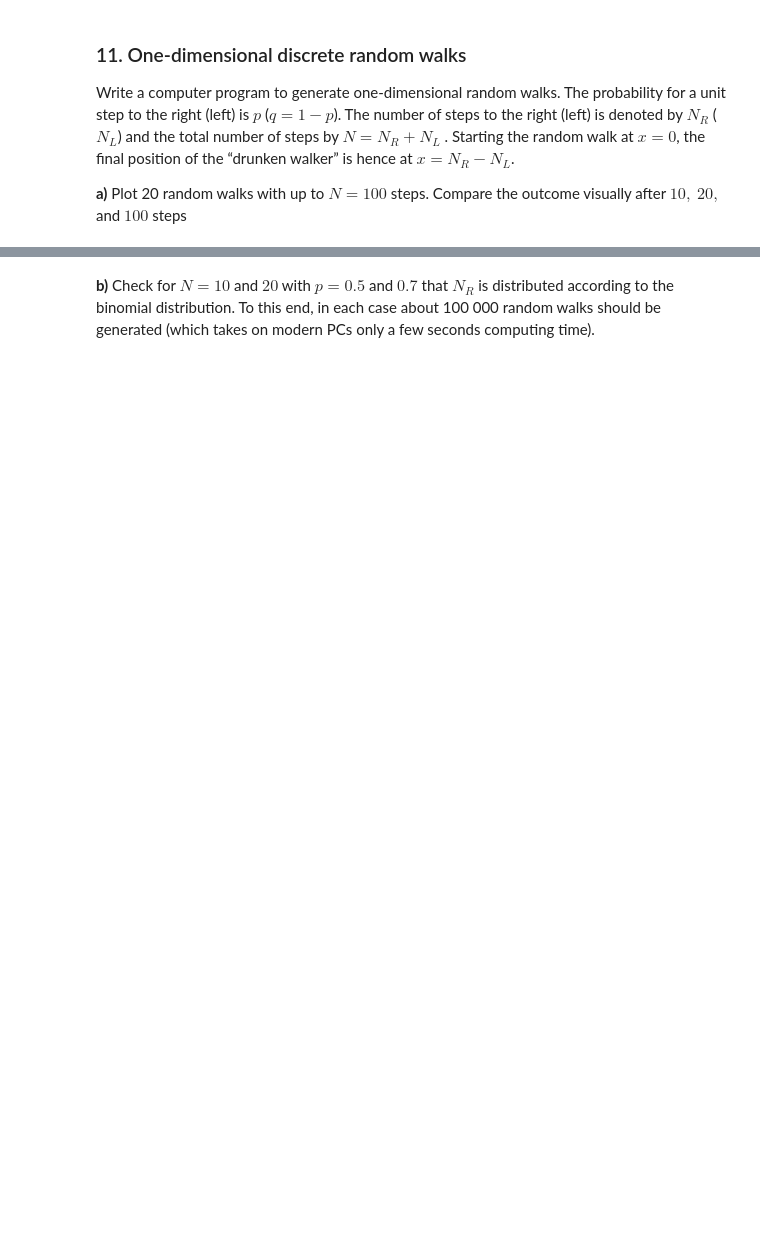
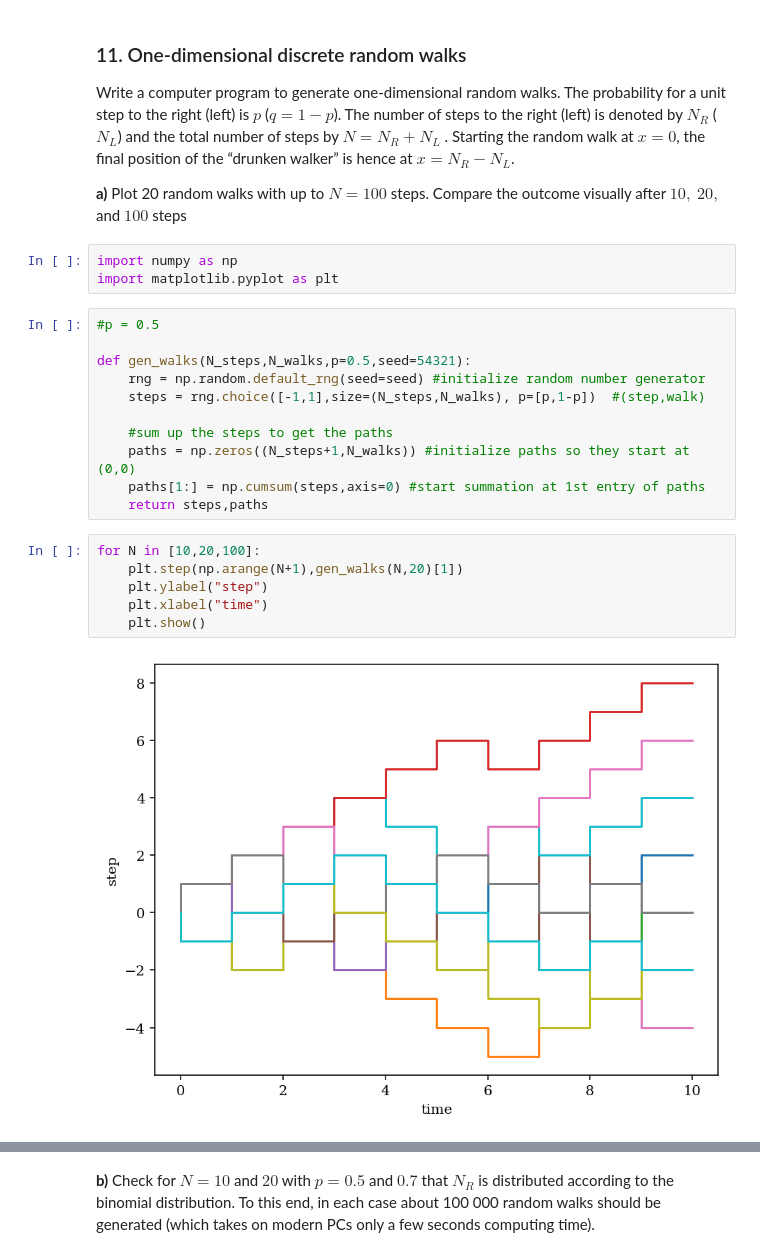
Before and after one commit to till-robert/cs1_seminar, a Jupyter notebook: task11/task11.ipynb, the cells around one changed output, grey strips where cells are left out. Cells and saved outputs as stored; diff of their text form; blank space fills up the shorter version.

```diff
--- a/task11/task11.ipynb
+++ b/task11/task11.ipynb
@@ -8,3 +8,25 @@ the final position of the “drunken walker” is hence at $x = N_R − N_L$.
 
 **a)** Plot 20 random walks with up to $N = 100$ steps. Compare the
 outcome visually after $10,$ $20,$ and $100$ steps
+# %%
+import numpy as np
+import matplotlib.pyplot as plt
+# %%
+#p = 0.5
+
+def gen_walks(N_steps,N_walks,p=0.5,seed=54321):
+    rng = np.random.default_rng(seed=seed) #initialize random number generator
+    steps = rng.choice([-1,1],size=(N_steps,N_walks), p=[p,1-p])  #(step,walk)
+
+    #sum up the steps to get the paths
+    paths = np.zeros((N_steps+1,N_walks)) #initialize paths so they start at (0,0)
+    paths[1:] = np.cumsum(steps,axis=0) #start summation at 1st entry of paths
+    return steps,paths
+# %%
+for N in [10,20,100]:
+    plt.step(np.arange(N+1),gen_walks(N,20)[1])
+    plt.ylabel("step")
+    plt.xlabel("time")
+    plt.show()
+# %% [output]
+[figure, added]
```
Also changed, not shown: parts of 4 cells of this notebook, 4 other files.
